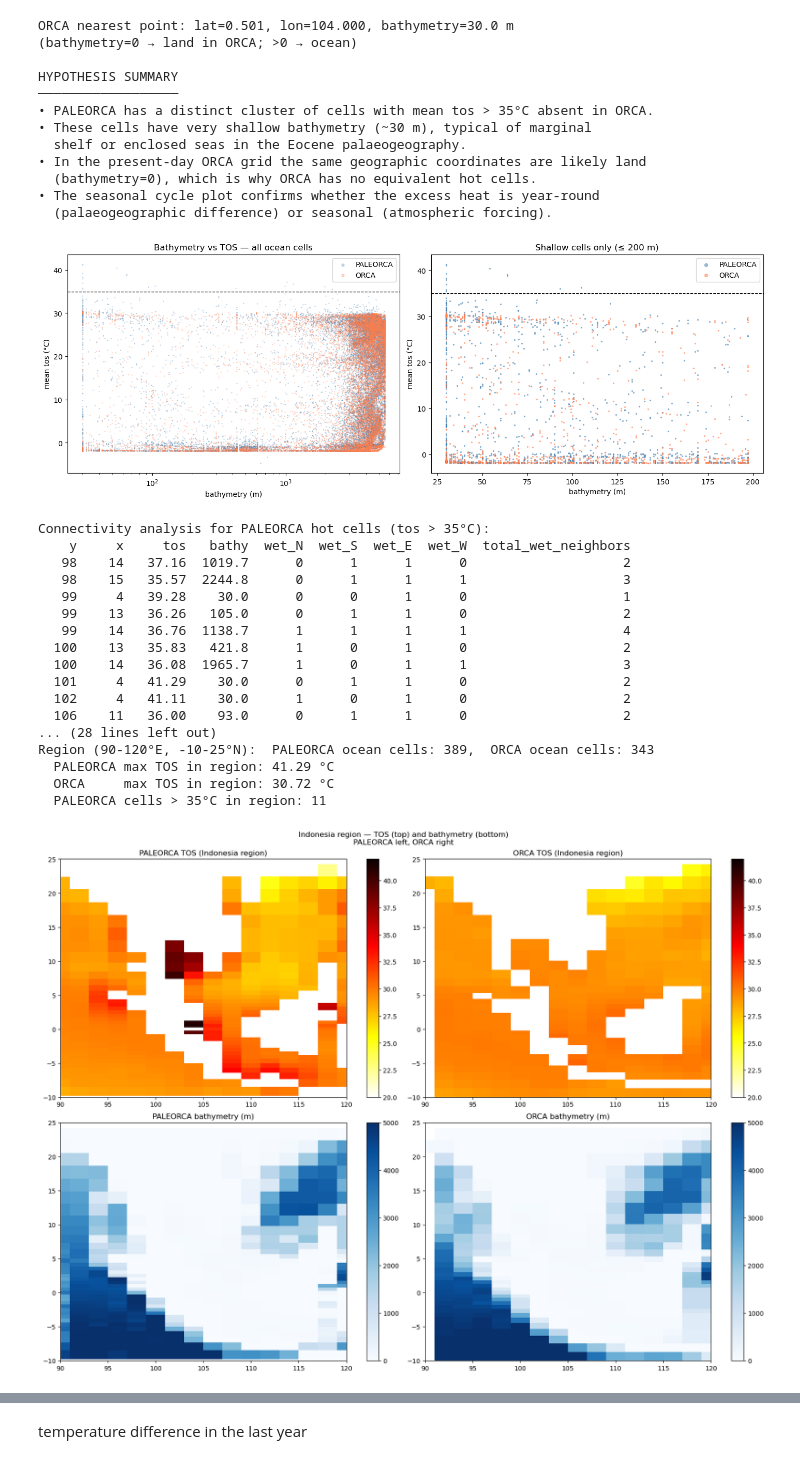
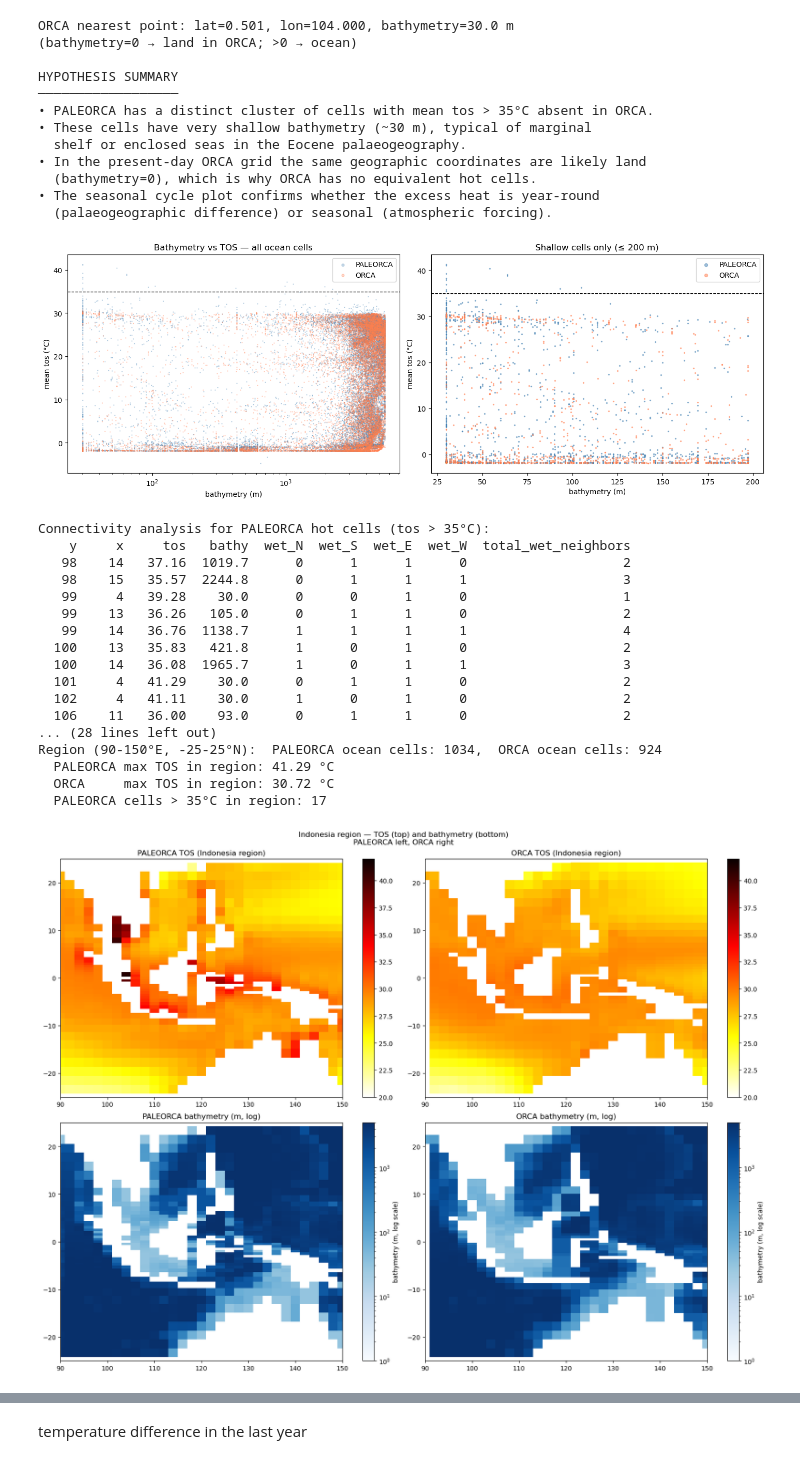
Before and after one commit to renatacoppo/Eocene-creator, a Jupyter notebook: ecefast/analysis/paleorca-vs-orca.ipynb, the cells around one changed output, grey strips where cells are left out. Drawn from its saved outputs; the diff is of its cells as text; code cells hidden in the pictures.

```diff
--- a/ecefast/analysis/paleorca-vs-orca.ipynb
+++ b/ecefast/analysis/paleorca-vs-orca.ipynb
@@ -54,6 +72,10 @@ paleorca_last = load_nemo("KA02", last_n_years=1, regrid=True)
 orca_last = load_nemo("KA03", last_n_years=1, regrid=True)
 paleorca_bathy = load_bathy("KA02")
 orca_bathy = load_bathy("KA03")
+paleorca_last_native = load_nemo("KA02", last_n_years=1, regrid=False)
+orca_last_native = load_nemo("KA03", last_n_years=1, regrid=False)
+paleorca_area = load_area("KA02")
+orca_area = load_area("KA03")
 # %% [output]
 Found 50 files for experiment KA02
 Loading following files: ['/lus/h2resw01/scratch/ccpd/ece4/KA02/output/nemo/KA02_oce_1m_T_2039-2039.nc']
@@ -402,18 +428,18 @@ for y, x in zip(hot_yo[:15], hot_xo[:15]):
 pale_nav_lat = pale_native['nav_lat'].values
 pale_nav_lon = pale_native['nav_lon'].values
 
-# Create boolean masks for the region of interest (lon 90-120, lat -10-25)
-reg_lat = (pale_nav_lat >= -10) & (pale_nav_lat <= 25)
-reg_lon = (pale_nav_lon >= 90)  & (pale_nav_lon <= 120)
+# Create boolean masks for the region of interest (lon 90-150, lat -25-25)
+reg_lat = (pale_nav_lat >= -25) & (pale_nav_lat <= 25)
+reg_lon = (pale_nav_lon >= 90)  & (pale_nav_lon <= 150)
 reg_mask_p = reg_lat & reg_lon & (bathy_2d_p > 0)
 
 orca_nav_lat2 = orca_native['nav_lat'].values
 orca_nav_lon2 = orca_native['nav_lon'].values
-reg_lat_o = (orca_nav_lat2 >= -10) & (orca_nav_lat2 <= 25)
-reg_lon_o = (orca_nav_lon2 >= 90)  & (orca_nav_lon2 <= 120)
+reg_lat_o = (orca_nav_lat2 >= -25) & (orca_nav_lat2 <= 25)
+reg_lon_o = (orca_nav_lon2 >= 90)  & (orca_nav_lon2 <= 150)
 reg_mask_o = reg_lat_o & reg_lon_o & (bathy_2d_o > 0)
 
-print(f"\nRegion (90-120°E, -10-25°N):  PALEORCA ocean cells: {reg_mask_p.sum()},  ORCA ocean cells: {reg_mask_o.sum()}")
+print(f"\nRegion (90-150°E, -25-25°N):  PALEORCA ocean cells: {reg_mask_p.sum()},  ORCA ocean cells: {reg_mask_o.sum()}")
 print(f"  PALEORCA max TOS in region: {tos_2d_p[reg_mask_p].max():.2f} °C")
 print(f"  ORCA     max TOS in region: {tos_2d_o[reg_mask_o].max():.2f} °C")
 print(f"  PALEORCA cells > 35°C in region: {(tos_2d_p[reg_mask_p] > 35).sum()}")
@@ -425,54 +451,58 @@ ys_o, xs_o = np.where(reg_mask_o)
 fig2, axes2 = plt.subplots(2, 2, figsize=(16, 12), constrained_layout=True)
 
 # Build masked arrays for the regional slice
-tos_reg_p   = np.where(reg_lat & reg_lon, tos_2d_p,   np.nan)
+tos_reg_p   = np.where(reg_lat & reg_lon, tos_2d_p, np.nan)
 tos_reg_o   = np.where(reg_lat_o & reg_lon_o, tos_2d_o, np.nan)
-bathy_reg_p = np.where(reg_lat & reg_lon, bathy_2d_p,   np.nan)
-bathy_reg_o = np.where(reg_lat_o & reg_lon_o, bathy_2d_o, np.nan)
+# Log scale requires strictly positive values.
+bathy_reg_p = np.where((reg_lat & reg_lon) & (bathy_2d_p > 0), bathy_2d_p, np.nan)
+bathy_reg_o = np.where((reg_lat_o & reg_lon_o) & (bathy_2d_o > 0), bathy_2d_o, np.nan)
 
 # Use pcolormesh on (y, x) native index space — sufficient to see the pattern
 ax = axes2[0, 0]
 im = ax.pcolormesh(pale_nav_lon, pale_nav_lat, tos_reg_p, cmap='hot_r', vmin=20, vmax=42)
-ax.set_xlim(90, 120); ax.set_ylim(-10, 25)
+ax.set_xlim(90, 150); ax.set_ylim(-25, 25)
 fig2.colorbar(im, ax=ax); ax.set_title('PALEORCA TOS (Indonesia region)')
 
 ax = axes2[0, 1]
 im = ax.pcolormesh(orca_nav_lon2, orca_nav_lat2, tos_reg_o, cmap='hot_r', vmin=20, vmax=42)
-ax.set_xlim(90, 120); ax.set_ylim(-10, 25)
+ax.set_xlim(90, 150); ax.set_ylim(-25, 25)
 fig2.colorbar(im, ax=ax); ax.set_title('ORCA TOS (Indonesia region)')
 
+from matplotlib.colors import LogNorm
+bathy_norm = LogNorm(vmin=1, vmax=5000)
+
 ax = axes2[1, 0]
-im = ax.pcolormesh(pale_nav_lon, pale_nav_lat, bathy_reg_p, cmap='Blues', vmin=0, vmax=5000)
-ax.set_xlim(90, 120); ax.set_ylim(-10, 25)
-fig2.colorbar(im, ax=ax); ax.set_title('PALEORCA bathymetry (m)')
+im = ax.pcolormesh(pale_nav_lon, pale_nav_lat, bathy_reg_p, cmap='Blues', norm=bathy_norm)
+ax.set_xlim(90, 150); ax.set_ylim(-25, 25)
+fig2.colorbar(im, ax=ax, label='bathymetry (m, log scale)'); ax.set_title('PALEORCA bathymetry (m, log)')
 
 ax = axes2[1, 1]
-im = ax.pcolormesh(orca_nav_lon2, orca_nav_lat2, bathy_reg_o, cmap='Blues', vmin=0, vmax=5000)
-ax.set_xlim(90, 120); ax.set_ylim(-10, 25)
-fig2.colorbar(im, ax=ax); ax.set_title('ORCA bathymetry (m)')
+im = ax.pcolormesh(orca_nav_lon2, orca_nav_lat2, bathy_reg_o, cmap='Blues', norm=bathy_norm)
+ax.set_xlim(90, 150); ax.set_ylim(-25, 25)
+fig2.colorbar(im, ax=ax, label='bathymetry (m, log scale)'); ax.set_title('ORCA bathymetry (m, log)')
 
 plt.suptitle('Indonesia region — TOS (top) and bathymetry (bottom)\nPALEORCA left, ORCA right', fontsize=12)
 plt.show()
 # %% [output]
 [figure]
 Connectivity analysis for PALEORCA hot cells (tos > 35°C):
     y     x     tos   bathy  wet_N  wet_S  wet_E  wet_W  total_wet_neighbors
    98    14   37.16  1019.7      0      1      1      0                    2
    98    15   35.57  2244.8      0      1      1      1                    3
    99     4   39.28    30.0      0      0      1      0                    1
    99    13   36.26   105.0      0      1      1      0                    2
    99    14   36.76  1138.7      1      1      1      1                    4
   100    13   35.83   421.8      1      0      1      0                    2
   100    14   36.08  1965.7      1      0      1      1                    3
   101     4   41.29    30.0      0      1      1      0                    2
   102     4   41.11    30.0      1      0      1      0                    2
   106    11   36.00    93.0      0      1      1      0                    2
 ... (28 lines left out)
-Region (90-120°E, -10-25°N):  PALEORCA ocean cells: 389,  ORCA ocean cells: 343
+Region (90-150°E, -25-25°N):  PALEORCA ocean cells: 1034,  ORCA ocean cells: 924
   PALEORCA max TOS in region: 41.29 °C
   ORCA     max TOS in region: 30.72 °C
-  PALEORCA cells > 35°C in region: 11
+  PALEORCA cells > 35°C in region: 17
-[figure, old version]
+[figure, new version]
 # %%
 # --- Java / W-Sumatra region: upwelling signature investigation ---
 
```
Also changed, not shown: parts of 8 cells of this notebook.
